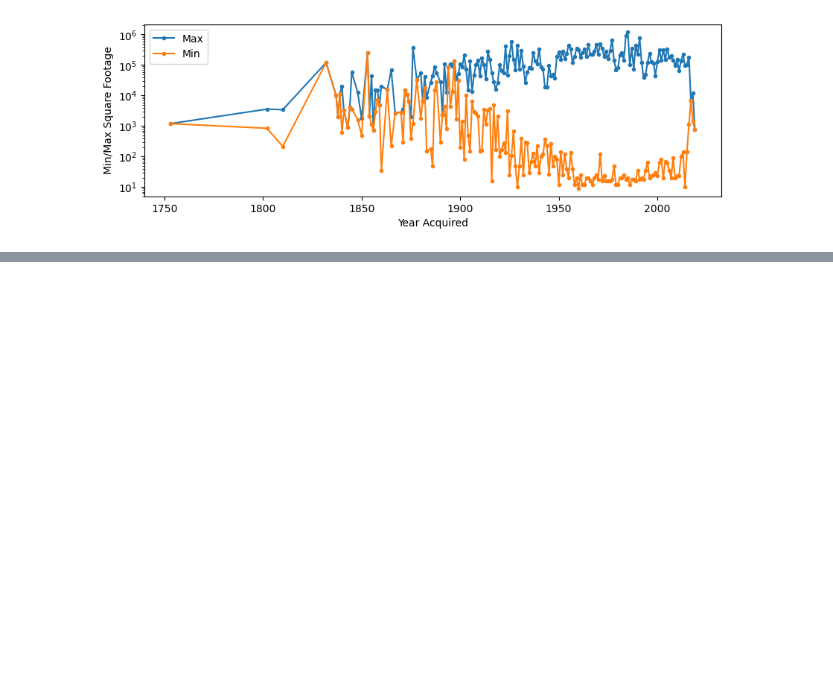
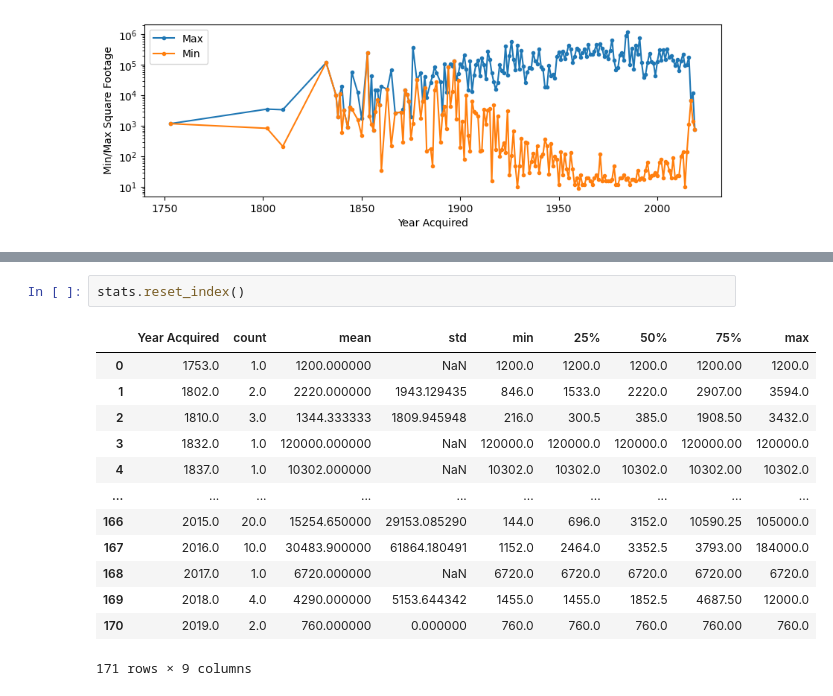
Before and after one commit to UIUC-iSchool-DataViz/is445_bcubcg_fall2023, a Jupyter notebook: week12/inClass_week12.ipynb, the cells around one changed output, grey strips where cells are left out. Drawn from its saved outputs; the diff is of its cells as text; blank space fills up the shorter version.

```diff
--- a/week12/inClass_week12.ipynb
+++ b/week12/inClass_week12.ipynb
@@ -80,3 +80,19 @@ lines = alt.Chart(stats).mark_line().encode(
 lines
 # %% [output]
 [interactive output not drawn]
+# %%
+stats.reset_index()
+# %% [output]
+|  | Year Acquired | count | mean | std | min | 25% | 50% | 75% | max |
+| 0 | 1753.0 | 1.0 | 1200.000000 | NaN | 1200.0 | 1200.0 | 1200.0 | 1200.00 | 1200.0 |
+| 1 | 1802.0 | 2.0 | 2220.000000 | 1943.129435 | 846.0 | 1533.0 | 2220.0 | 2907.00 | 3594.0 |
+| 2 | 1810.0 | 3.0 | 1344.333333 | 1809.945948 | 216.0 | 300.5 | 385.0 | 1908.50 | 3432.0 |
+| 3 | 1832.0 | 1.0 | 120000.000000 | NaN | 120000.0 | 120000.0 | 120000.0 | 120000.00 | 120000.0 |
+| 4 | 1837.0 | 1.0 | 10302.000000 | NaN | 10302.0 | 10302.0 | 10302.0 | 10302.00 | 10302.0 |
+| ... | ... | ... | ... | ... | ... | ... | ... | ... | ... |
+| 166 | 2015.0 | 20.0 | 15254.650000 | 29153.085290 | 144.0 | 696.0 | 3152.0 | 10590.25 | 105000.0 |
+| 167 | 2016.0 | 10.0 | 30483.900000 | 61864.180491 | 1152.0 | 2464.0 | 3352.5 | 3793.00 | 184000.0 |
+| 168 | 2017.0 | 1.0 | 6720.000000 | NaN | 6720.0 | 6720.0 | 6720.0 | 6720.00 | 6720.0 |
+| 169 | 2018.0 | 4.0 | 4290.000000 | 5153.644342 | 1455.0 | 1455.0 | 1852.5 | 4687.50 | 12000.0 |
+| 170 | 2019.0 | 2.0 | 760.000000 | 0.000000 | 760.0 | 760.0 | 760.0 | 760.00 | 760.0 |
+171 rows × 9 columns
```
